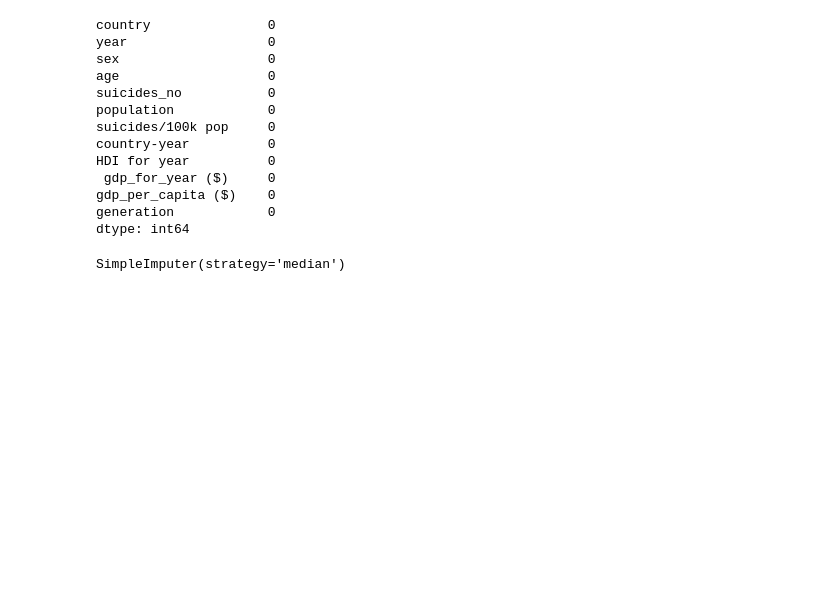
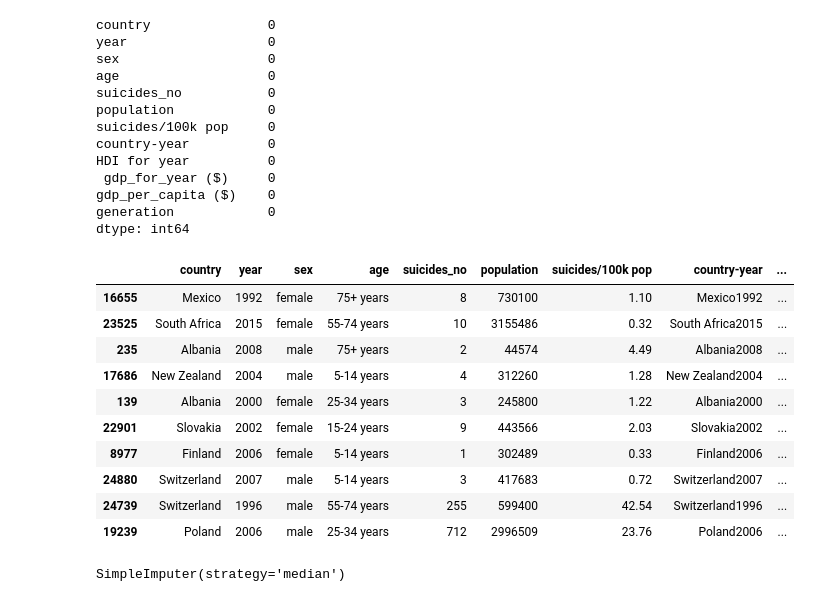
Before and after one commit to IT4063C-Fall23/final-project-zeddy180, a Jupyter notebook: source.ipynb, the cells around one changed output. Cells and saved outputs as stored; diff of their text form; code cells hidden in the pictures; blank space fills up the shorter version.

```diff
--- a/source.ipynb
+++ b/source.ipynb
@@ -335,3 +335,20 @@ HDI for year          0
 gdp_per_capita ($)    0
 generation            0
 dtype: int64
+# %%
+#Splitting the data set
+
+train_set, test_set = train_test_split (suicide_df, test_size=0.2, random_state=45)
+train_set.head(10)
+# %% [output]
+|  | country | year | sex | age | suicides_no | population | suicides/100k pop | country-year | ... |
+| 16655 | Mexico | 1992 | female | 75+ years | 8 | 730100 | 1.10 | Mexico1992 | ... |
+| 23525 | South Africa | 2015 | female | 55-74 years | 10 | 3155486 | 0.32 | South Africa2015 | ... |
+| 235 | Albania | 2008 | male | 75+ years | 2 | 44574 | 4.49 | Albania2008 | ... |
+| 17686 | New Zealand | 2004 | male | 5-14 years | 4 | 312260 | 1.28 | New Zealand2004 | ... |
+| 139 | Albania | 2000 | female | 25-34 years | 3 | 245800 | 1.22 | Albania2000 | ... |
+| 22901 | Slovakia | 2002 | female | 15-24 years | 9 | 443566 | 2.03 | Slovakia2002 | ... |
+| 8977 | Finland | 2006 | female | 5-14 years | 1 | 302489 | 0.33 | Finland2006 | ... |
+| 24880 | Switzerland | 2007 | male | 5-14 years | 3 | 417683 | 0.72 | Switzerland2007 | ... |
+| 24739 | Switzerland | 1996 | male | 55-74 years | 255 | 599400 | 42.54 | Switzerland1996 | ... |
+| 19239 | Poland | 2006 | male | 25-34 years | 712 | 2996509 | 23.76 | Poland2006 | ... |
```
Also changed, not shown: parts of 21 cells of this notebook.
